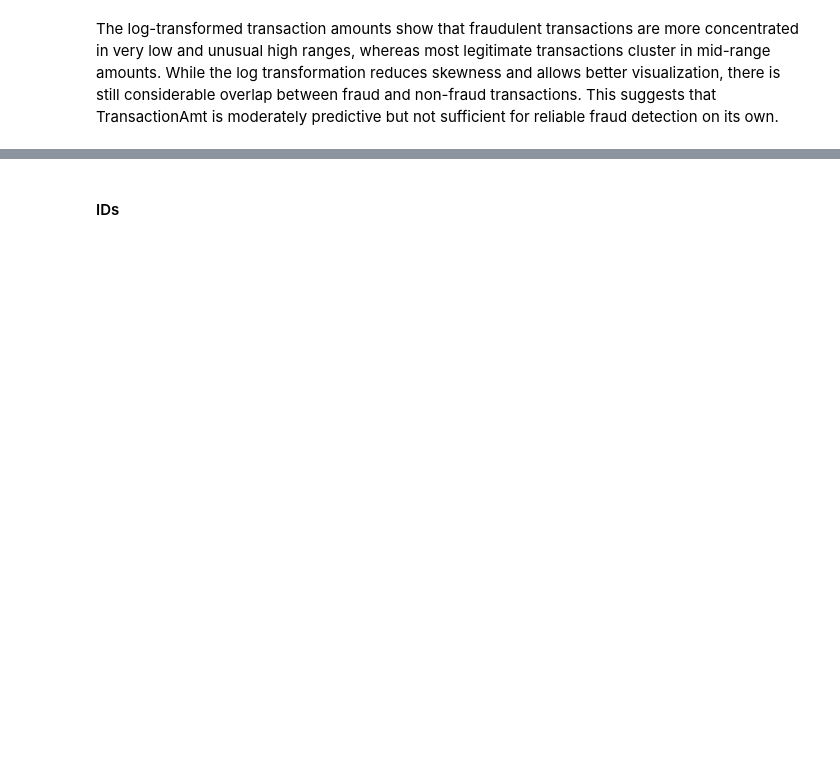
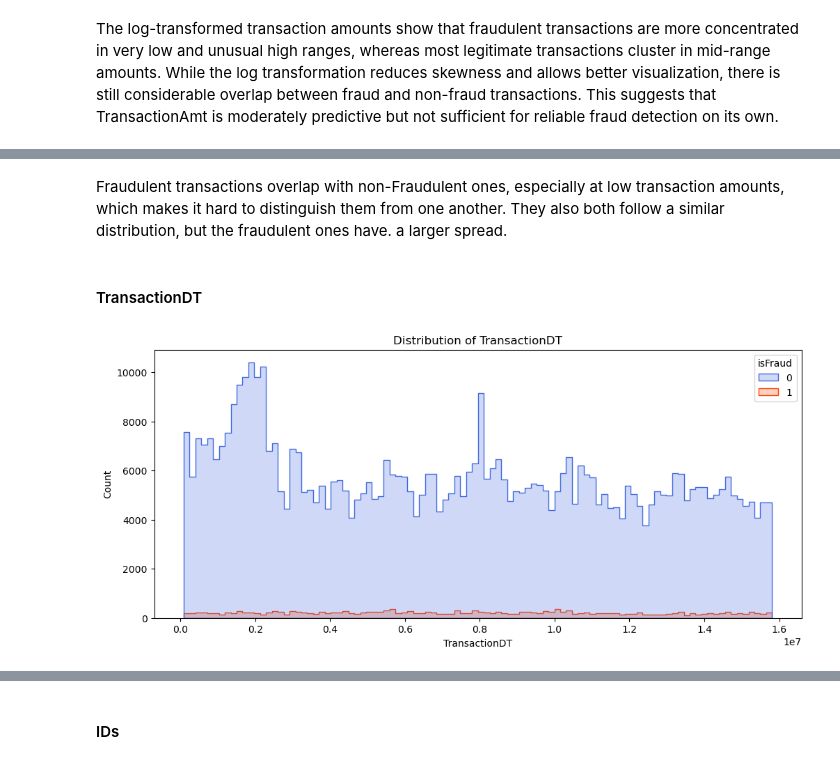
Before and after one commit to ziadharmanani/Financial-Fraud-Detection, a Jupyter notebook: notebooks/01_Transaction_EDA.ipynb, the cells around one changed output, grey strips where cells are left out. Saved outputs shown, nothing was run; the diff lists cells and outputs as text; code cells hidden in the pictures; blank space fills up the shorter version.

```diff
--- a/notebooks/01_Transaction_EDA.ipynb
+++ b/notebooks/01_Transaction_EDA.ipynb
@@ -128 +205,23 @@ Fraud rate without identity info: 2.09%
+# %% [markdown]
+Fraudulent transactions overlap with non-Fraudulent ones, especially at low transaction amounts, which makes it hard to distinguish them from one another. They also both follow a similar distribution, but the fraudulent ones have. a larger spread.
+# %% [markdown]
+#### TransactionDT
+# %%
+# TransactionDT
+plt.figure(figsize=(12, 5))
+
+sns.histplot(
+    data=df_train,
+    x='TransactionDT',
+    hue='isFraud',
+    bins=100,
+    element='step',
+    common_norm=False,
+    palette={0: 'royalblue', 1: 'orangered'}
+)
+
+plt.title("Distribution of TransactionDT")
+plt.show()
+# %% [output]
+[figure, added]
 # %%
```
Also changed, not shown: parts of 26 cells of this notebook, 3 other files.
